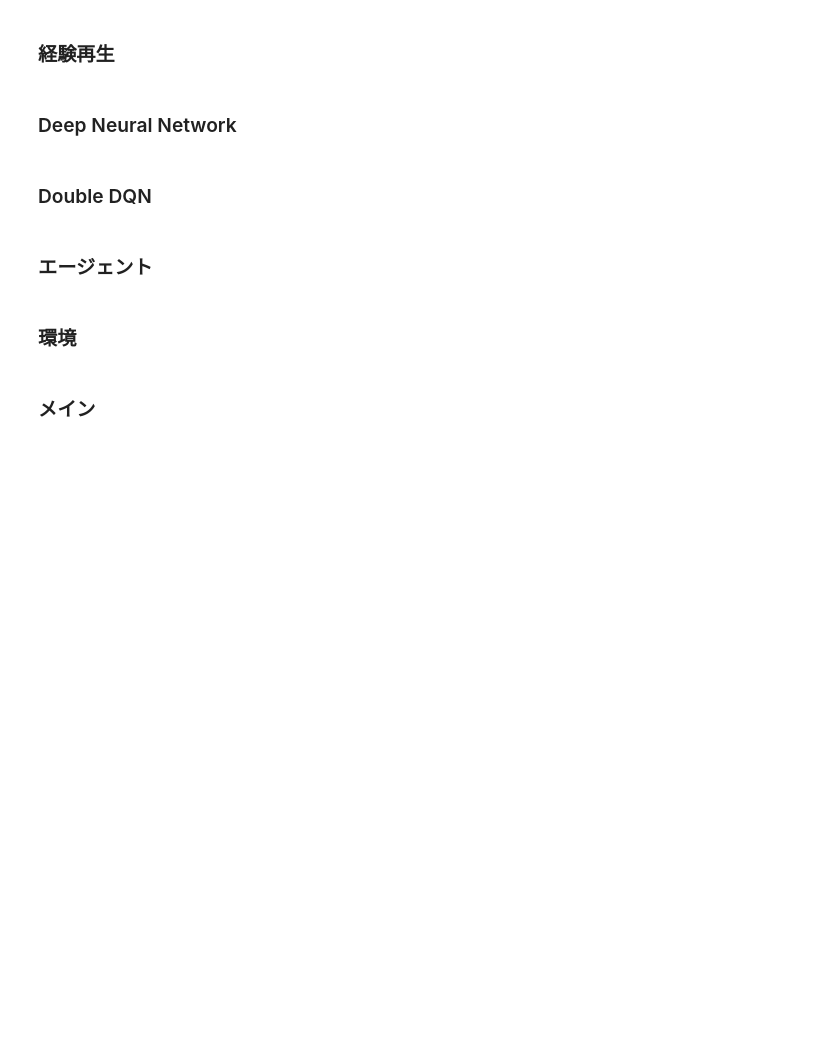
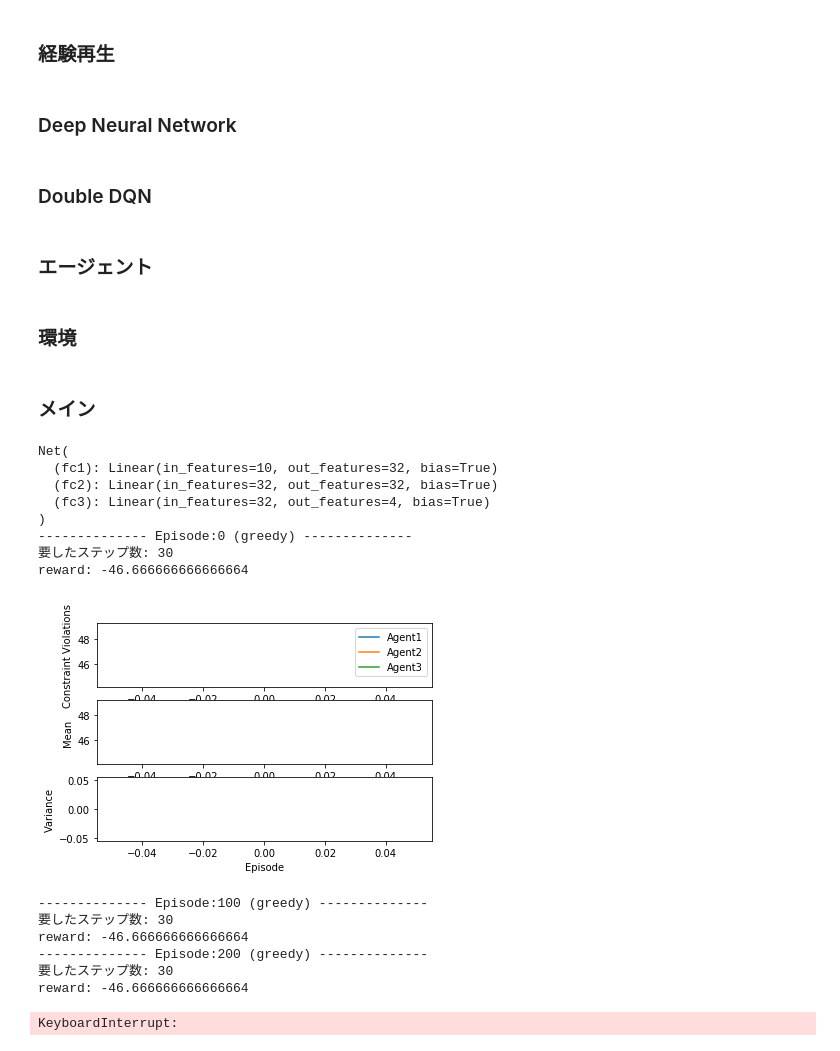
Before and after one commit to lighthouse117/deep-reinforcement-learning, a Jupyter notebook: food_allocation/dqn/food_ddqn.ipynb, the cells around one changed output. Cells and saved outputs as stored; diff of their text form; code cells hidden in the pictures; blank space fills up the shorter version.

```diff
--- a/food_allocation/dqn/food_ddqn.ipynb
+++ b/food_allocation/dqn/food_ddqn.ipynb
@@ -327,18 +363,13 @@ class Agent:
         self.current_requests = self.REQUEST.copy()
         self.stock = np.zeros(NUM_FOODS, dtype=np.int64)
 
-        self.food_done = False
+        self.food_complete = False
         self.learning_done = False
         self.old_env_stock = env_stock.copy()
 
 
 
     def learn(self, greedy):
-        # if state == state_next:
-        #     if greedy:
-        #         print(f"{self.name}: 状態が変化していません", file=self.f)
-        # else:
-        #     self.brain.replay()
         self.brain.replay(greedy)
 
     def update_target_q_function(self):
@@ -448,16 +479,20 @@ class Agent:
         if (self.current_requests[food] != 0):
             self.current_requests[food] -= 1
 
-        self.check_satisfied()
+        # self.check_food_complete()
 
-    def check_satisfied(self):
+    def check_food_complete(self, env_stock):
         # print(f"要求: {self.current_requests}")
         if np.all(self.current_requests == 0):
             # 要求がすべて満たされたことを記録
-            self.food_done = True
+            self.food_complete= True
             # print(f"{self.name} 要求がすべて満たされました")
 
-        # TODO: 食品ごとに調べる（要求があっても食品の在庫がない場合）
+
+
+
+
+
 
     def get_violation(self):
         diffs = self.REQUEST - self.stock
@@ -544,11 +579,11 @@ class Environment:
         # 全ての在庫が0になったかチェック
         return np.all(self.stock == 0)
 
-    def check_agents_food_done(self):
+    def check_agents_food_complete(self):
         # 全てのエージェントが終了条件を満たしているかチェック
         all_done = True
         for agent in self.agents:
-            if not agent.food_done:
+            if not agent.check_food_complete(self.stock):
                 all_done = False
                 break
         # 全エージェントの取れる行動がなくなったか
@@ -587,6 +622,7 @@ class Environment:
             # print(f"std: {std}")
 
             reward = - (target_agent.get_violation() + std)
+            # reward = 0
             # print(f"reward: {reward}")
 
             # - (制約違反度の平均+標準偏差)　統一
@@ -603,8 +639,8 @@ class Environment:
                     f"{target_agent.name}: 報酬{reward:.3f}  要求{target_agent.REQUEST} 在庫{target_agent.stock}", file=self.f)
 
         else:
-            # reward = -1
-            reward = 0
+            reward = -1
+            # reward = 0
 
         return reward
 
@@ -728,15 +764,15 @@ for episode in range(NUM_EPISODES):
         for index, agent in enumerate(env.agents):
 
             # 終了条件確認
-            food_done = env.check_food_run_out()
-            all_agents_done = env.check_agents_food_done()
+            # food_run_out = env.check_food_run_out()
+            all_agents_food_compolete = env.check_agents_food_complete()
             exceed_max_step = step == MAX_STEPS - 1
 
-            episode_terminal = food_done or all_agents_done or exceed_max_step
+            episode_terminal = all_agents_food_compolete or exceed_max_step
 
             if greedy:
                 print(f"\n本部の在庫: {env.stock}", file=f)
-                print(f"{agent.name}の在庫:{agent.stock}", file=f)
+                print(f"{agent.name}の在庫:{agent.stock} 要求:{agent.current_requests}", file=f)
                 diff = agent.old_env_stock - env.stock
                 print(f"{agent.name}視点の本部在庫の変化:{diff}", file=f)
                 if episode_terminal:
@@ -809,7 +845,8 @@ for episode in range(NUM_EPISODES):
     if greedy:
         print(
             f"************ Episode{episode}の結果 ************", file=f)
-        print(f"要したステップ数: {step}", file=f)
+        print(f"要したステップ数: {step + 1}", file=f)
+        print(f"要したステップ数: {step + 1}")
         print(f"食品の残り個数: {np.sum(env.stock)}", file=f)
         violations = []
         for agent, reward in zip(env.agents, rewards):
@@ -857,30 +894,47 @@ for episode in range(NUM_EPISODES):
 
         # lines2.set_data(result_optimal_reward_x, result_optimal_reward_y)
         plt.pause(0.001)
 
 # print("\n---- 最適解 ----")
 # for agent, loss, stock, request in zip(env.agents, optimal_loss_values, optimal_agent_stock, REQUESTS):
 #     diff = stock - request
 #     print(f"{agent.name}: 損失{loss:.1f} 要求との差{diff} 在庫{stock}")
 # print(f"報酬: {optimal_reward:.4f}")
 # print(f"発見したエピソード: {optimal_episode}")
 
 end_time = datetime.datetime.now()
 print("\n終了時刻: {0:%Y/%m/%d %H:%M:%S}".format(end_time), file=f)
 
 figure_name = f"figure_{file_name_time}.png"
 figure_path = os.path.join(DIR_PATH, "figures", figure_name)
 plt.savefig(figure_path)
 
 # csv_name = f"data_{file_name_time}.csv"
 # csv_path = os.path.join(DIR_PATH, "data", csv_name)
 # with open(csv_path, "w", newline='', encoding="UTF-8") as csv_f:
 #     writer = csv.writer(csv_f)
 #     writer.writerow(["Episode", "Distance"])
 #     writer.writerows(self.result)
 
 print("\n\n終了")
 
 plt.show()
 
 f.close()
+# %% [output]
+Net(
+  (fc1): Linear(in_features=10, out_features=32, bias=True)
+  (fc2): Linear(in_features=32, out_features=32, bias=True)
+  (fc3): Linear(in_features=32, out_features=4, bias=True)
+)
+-------------- Episode:0 (greedy) --------------
+要したステップ数: 30
+reward: -46.666666666666664
+[figure, added]
+-------------- Episode:100 (greedy) --------------
+要したステップ数: 30
+reward: -46.666666666666664
+-------------- Episode:200 (greedy) --------------
+要したステップ数: 30
+reward: -46.666666666666664
+KeyboardInterrupt:
```
Also changed, not shown: parts of 2 cells of this notebook, 1 other file.
